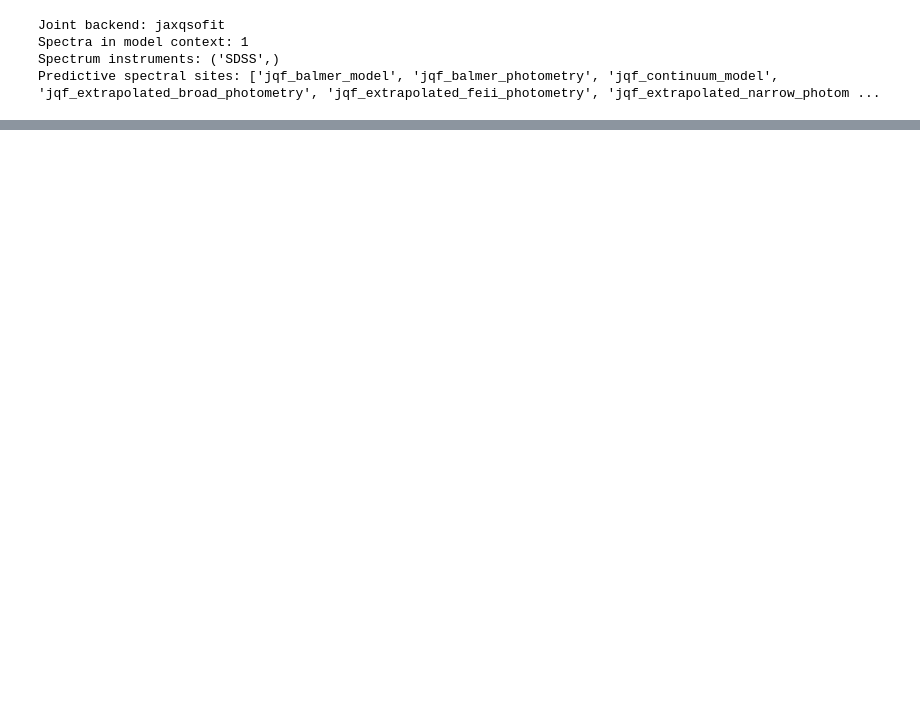
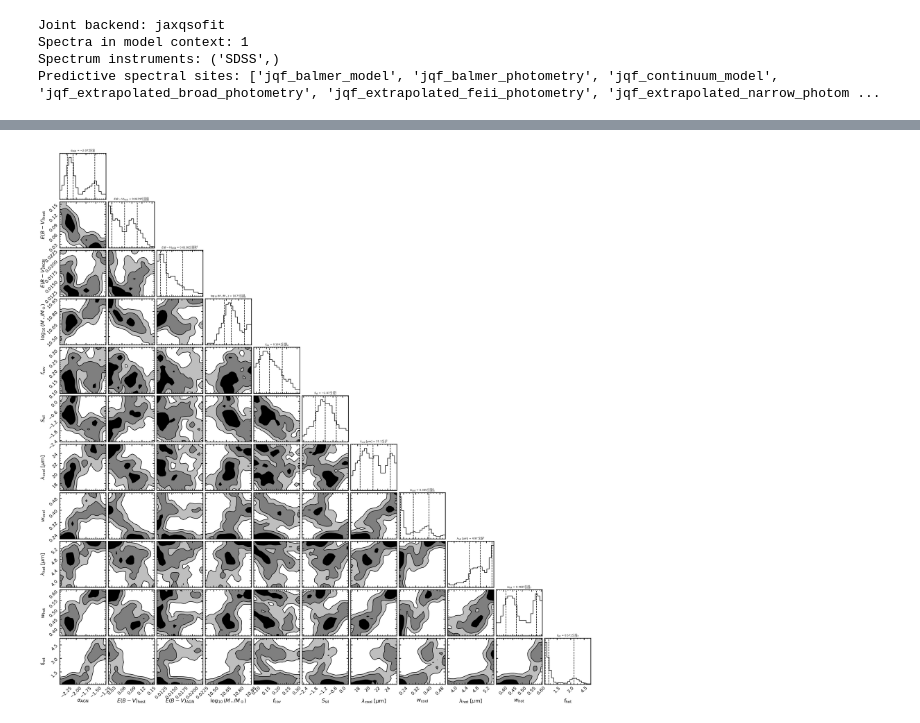
Before and after one commit to burke86/grahspj, a Jupyter notebook: notebooks/06_bandwagon_joint_sed_spectra.ipynb, the cells around one changed output, grey strips where cells are left out. Drawn from its saved outputs; the diff is of its cells as text; code cells hidden in the pictures; blank space fills up the shorter version.

```diff
--- a/notebooks/06_bandwagon_joint_sed_spectra.ipynb
+++ b/notebooks/06_bandwagon_joint_sed_spectra.ipynb
@@ -425,0 +426,43 @@ fitter.plot_sed(annotate_band_names=True)
+# %%
+import numpy as np
+from jaxsedfit import plot_corner
+
+# Convert log-sampled positive parameters to their physical values.
+corner_samples = {
+    "pl_slope": np.asarray(fitter.samples["pl_slope"]),
+    "ebv_gal": np.exp(np.asarray(fitter.samples["log_ebv_gal"])),
+    "ebv_agn": np.exp(np.asarray(fitter.samples["log_ebv_agn"])),
+    "log_stellar_mass": np.asarray(fitter.samples["log_stellar_mass"]),
+    "fcov": np.asarray(fitter.samples["fcov"]),
+    "si": np.asarray(fitter.samples["si"]),
+    "cool_lam": np.asarray(fitter.samples["cool_lam"]),
+    "cool_width": np.asarray(fitter.samples["cool_width"]),
+    "hot_lam": np.asarray(fitter.samples["hot_lam"]),
+    "hot_width": np.asarray(fitter.samples["hot_width"]),
+    "hot_fcov": np.exp(np.asarray(fitter.samples["log_hot_fcov"])),
+}
+
+labels = {
+    "pl_slope": r"$\alpha_{\rm AGN}$",
+    "ebv_gal": r"$E(B-V)_{\rm host}$",
+    "ebv_agn": r"$E(B-V)_{\rm AGN}$",
+    "log_stellar_mass": r"$\log_{10}(M_\star/M_\odot)$",
+    "fcov": r"$f_{\rm cov}$",
+    "si": r"$S_{\rm sil}$",
+    "cool_lam": r"$\lambda_{\rm cool}\;[\mu{\rm m}]$",
+    "cool_width": r"$w_{\rm cool}$",
+    "hot_lam": r"$\lambda_{\rm hot}\;[\mu{\rm m}]$",
+    "hot_width": r"$w_{\rm hot}$",
+    "hot_fcov": r"$f_{\rm hot}$",
+}
+
+fig = plot_corner(
+    corner_samples,
+    params=list(corner_samples),
+    labels=labels,
+    max_params=None,
+    show=True,
+    figsize=(16, 16),
+)
+# %% [output]
+[figure, added]
```
Also changed, not shown: parts of 3 cells of this notebook.
